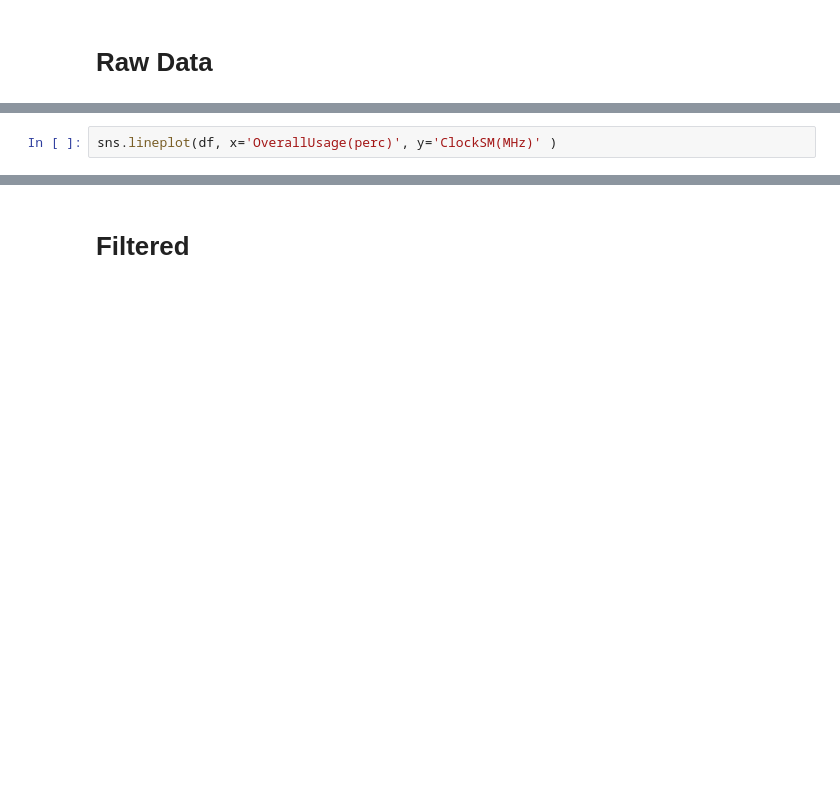
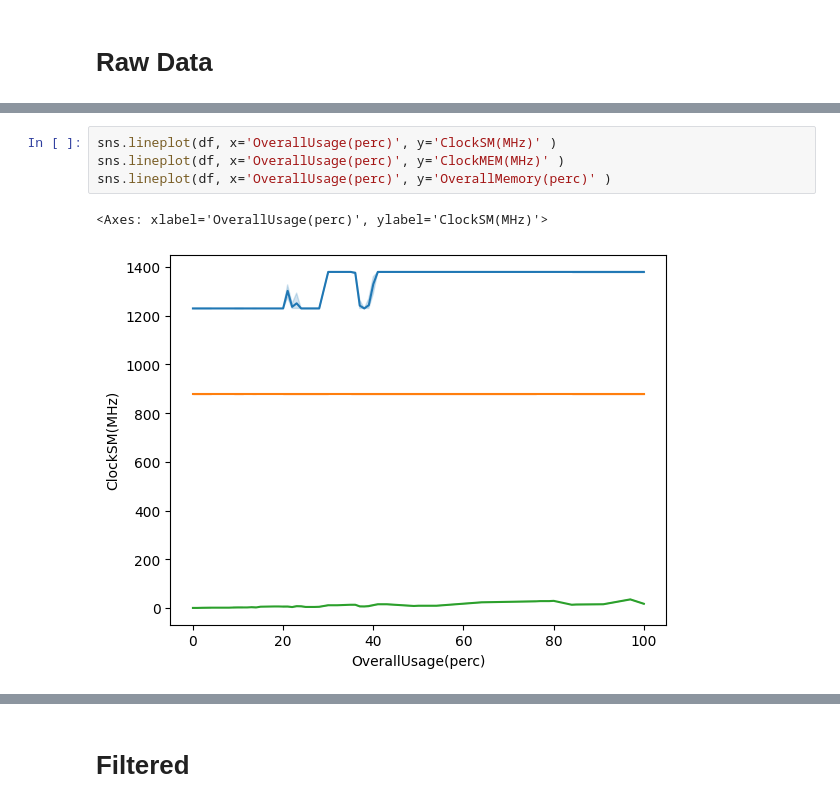
Before and after one commit to lleon95/efimon-gpu-benchmarks, a Jupyter notebook: data/ProcessData.ipynb, the cells around one changed output, grey strips where cells are left out. Drawn from its saved outputs; the diff is of its cells as text; blank space fills up the shorter version.

```diff
--- a/data/ProcessData.ipynb
+++ b/data/ProcessData.ipynb
@@ -62,4 +65,9 @@ sns.lineplot(df, x='OverallUsage(perc)', y='OverallPower(W)')
 # %%
 sns.lineplot(df, x='OverallUsage(perc)', y='ClockSM(MHz)' )
+sns.lineplot(df, x='OverallUsage(perc)', y='ClockMEM(MHz)' )
+sns.lineplot(df, x='OverallUsage(perc)', y='OverallMemory(perc)' )
+# %% [output]
+<Axes: xlabel='OverallUsage(perc)', ylabel='ClockSM(MHz)'>
+[figure, added]
 # %%
 sns.lineplot(df, x='ClockMEM(MHz)', y='OverallPower(W)')
```
Also changed, not shown: parts of 33 cells of this notebook, 2 other files.
